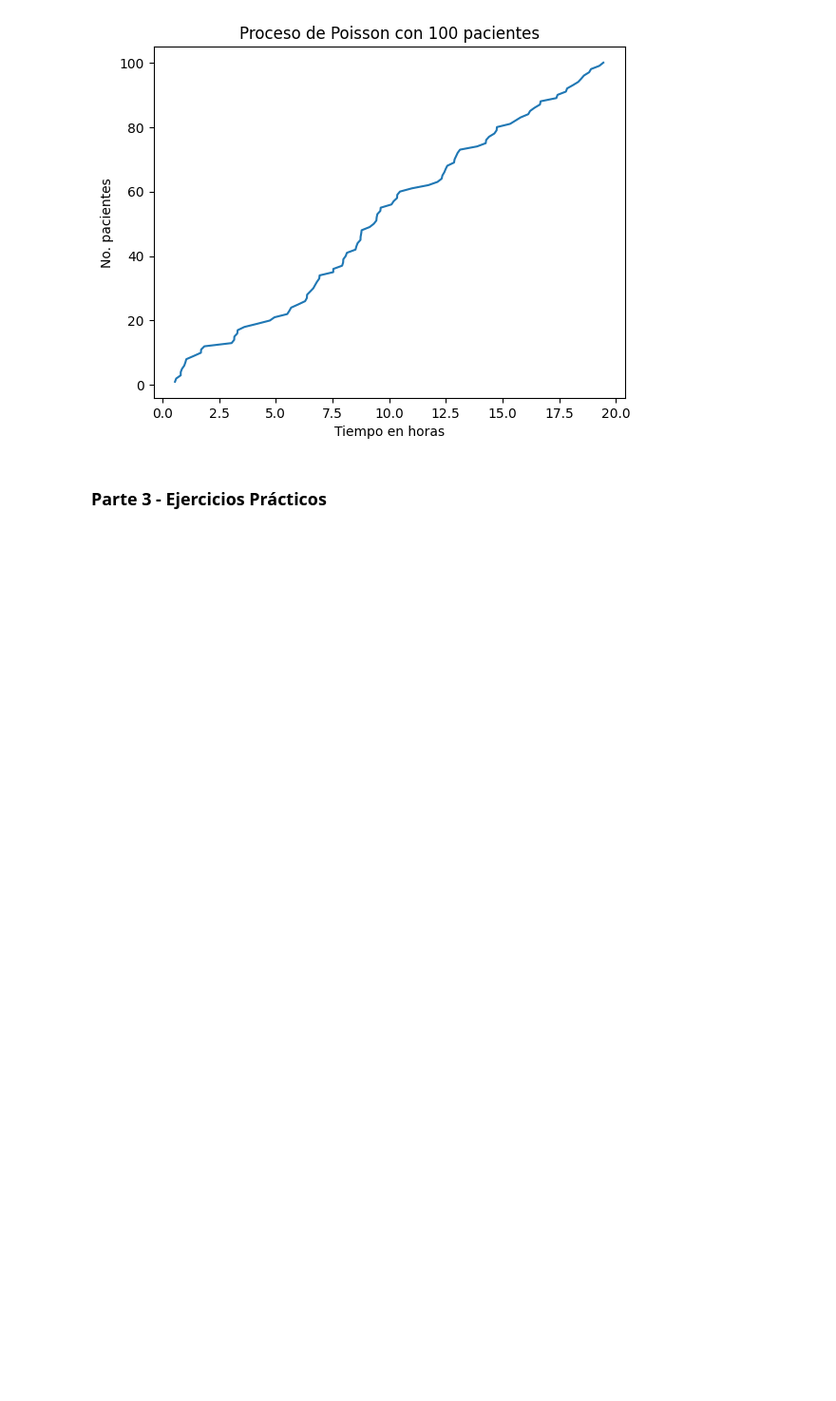
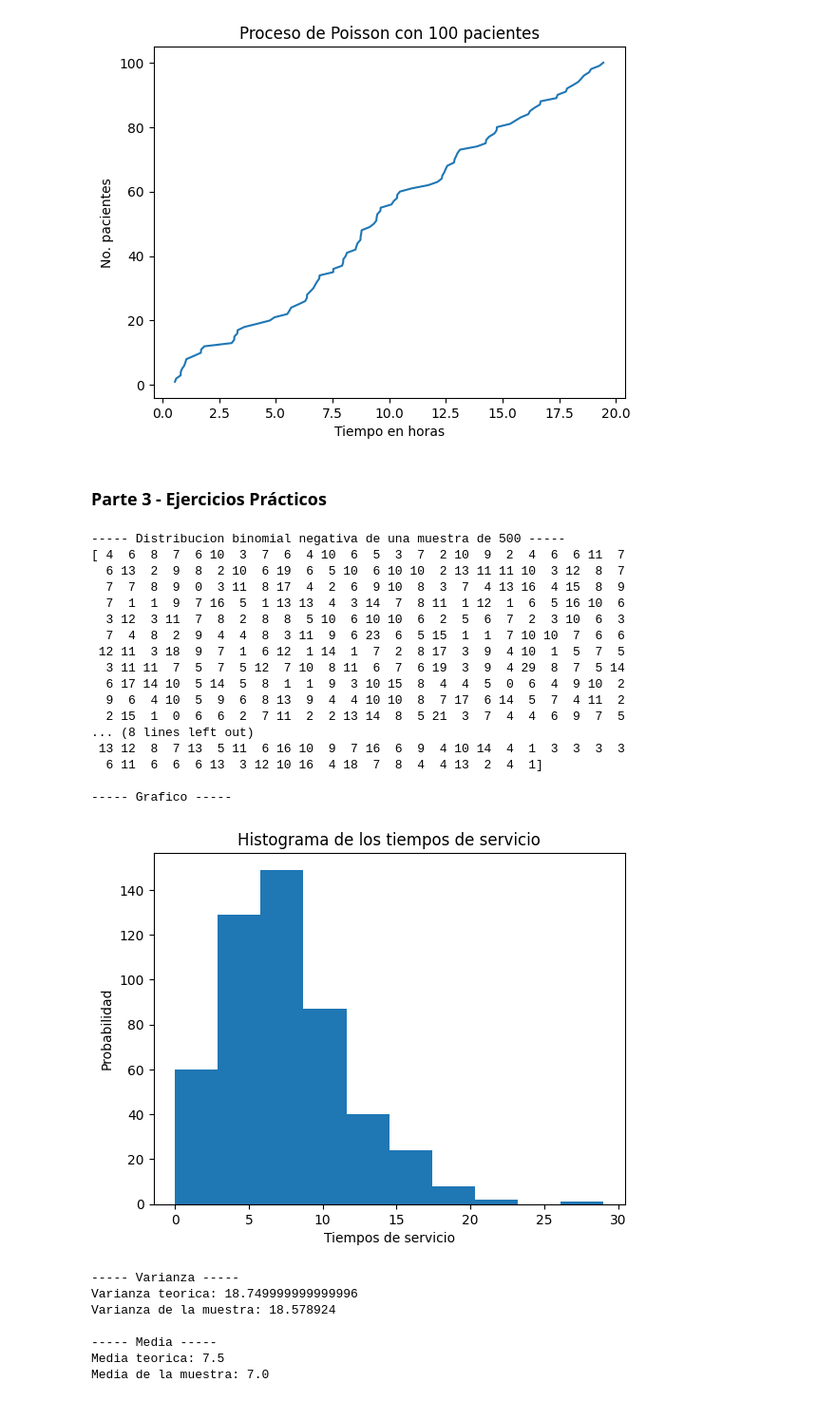
Before and after one commit to Paola-Contreras/Lab02-MS, a Jupyter notebook: Lab02.ipynb, the cells around one changed output. Shown at 95% size. Drawn from its saved outputs; the diff is of its cells as text; code cells hidden in the pictures; blank space fills up the shorter version.

```diff
--- a/Lab02.ipynb
+++ b/Lab02.ipynb
@@ -145,0 +141,56 @@ para un conjunto de datos determinado '''
+# %%
+''' 2. Modele los tiempos de servicio en un sistema de colas utilizando una distribución binomial negativa '''
+r = 5
+p = 0.4
+
+print("\n----- Distribucion binomial negativa de una muestra de 500 -----")
+Dist_binomial_negativa = np.random.negative_binomial(r, p, size=500)
+print(Dist_binomial_negativa)
+
+#Grafico
+print("\n----- Grafico -----")
+plt.hist(Dist_binomial_negativa)
+plt.title("Histograma de los tiempos de servicio")
+plt.xlabel('Tiempos de servicio')
+plt.ylabel('Probabilidad')
+plt.show()
+
+print("\n----- Varianza -----")
+vart = r * (1-p) / (p**2)
+var = np.var(Dist_binomial_negativa)
+
+print("Varianza teorica:", vart)
+print("Varianza de la muestra:", var)
+
+print("\n----- Media -----")
+medt = r * (1-p)/p
+med = np.median(Dist_binomial_negativa)
+
+print("Media teorica:", medt)
+print("Media de la muestra:", med)
+# %% [output]
+----- Distribucion binomial negativa de una muestra de 500 -----
+[ 4  6  8  7  6 10  3  7  6  4 10  6  5  3  7  2 10  9  2  4  6  6 11  7
+  6 13  2  9  8  2 10  6 19  6  5 10  6 10 10  2 13 11 11 10  3 12  8  7
+  7  7  8  9  0  3 11  8 17  4  2  6  9 10  8  3  7  4 13 16  4 15  8  9
+  7  1  1  9  7 16  5  1 13 13  4  3 14  7  8 11  1 12  1  6  5 16 10  6
+  3 12  3 11  7  8  2  8  8  5 10  6 10 10  6  2  5  6  7  2  3 10  6  3
+  7  4  8  2  9  4  4  8  3 11  9  6 23  6  5 15  1  1  7 10 10  7  6  6
+ 12 11  3 18  9  7  1  6 12  1 14  1  7  2  8 17  3  9  4 10  1  5  7  5
+  3 11 11  7  5  7  5 12  7 10  8 11  6  7  6 19  3  9  4 29  8  7  5 14
+  6 17 14 10  5 14  5  8  1  1  9  3 10 15  8  4  4  5  0  6  4  9 10  2
+  9  6  4 10  5  9  6  8 13  9  4  4 10 10  8  7 17  6 14  5  7  4 11  2
+  2 15  1  0  6  6  2  7 11  2  2 13 14  8  5 21  3  7  4  4  6  9  7  5
+... (8 lines left out)
+ 13 12  8  7 13  5 11  6 16 10  9  7 16  6  9  4 10 14  4  1  3  3  3  3
+  6 11  6  6  6 13  3 12 10 16  4 18  7  8  4  4 13  2  4  1]
+
+----- Grafico -----
+[figure, added]
+----- Varianza -----
+Varianza teorica: 18.749999999999996
+Varianza de la muestra: 18.578924
+
+----- Media -----
+Media teorica: 7.5
+Media de la muestra: 7.0
```
Also changed, not shown: parts of 6 cells of this notebook.
